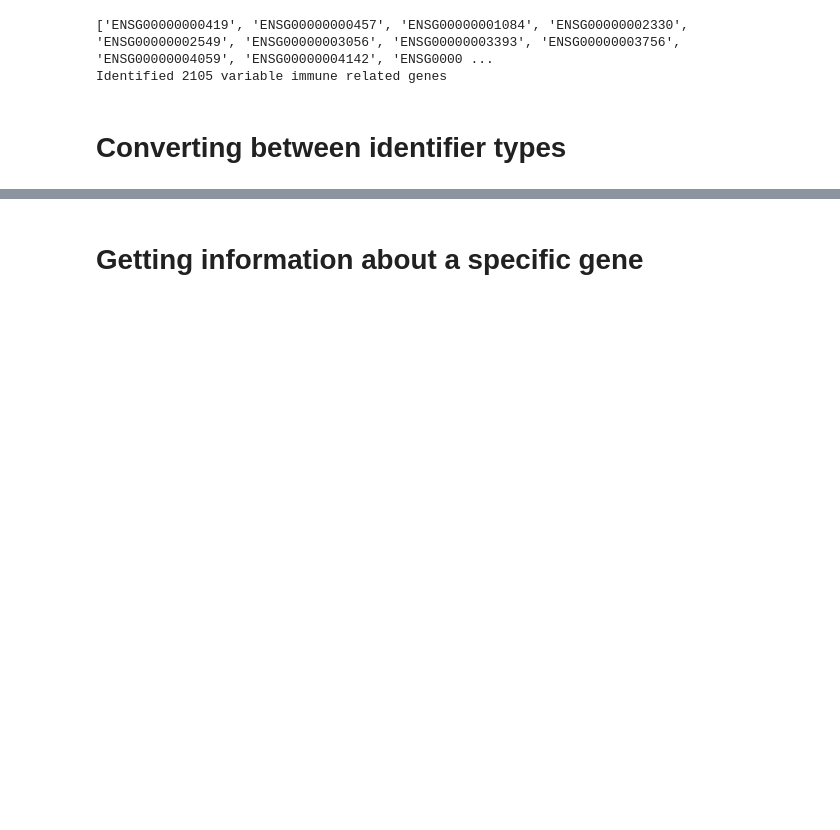
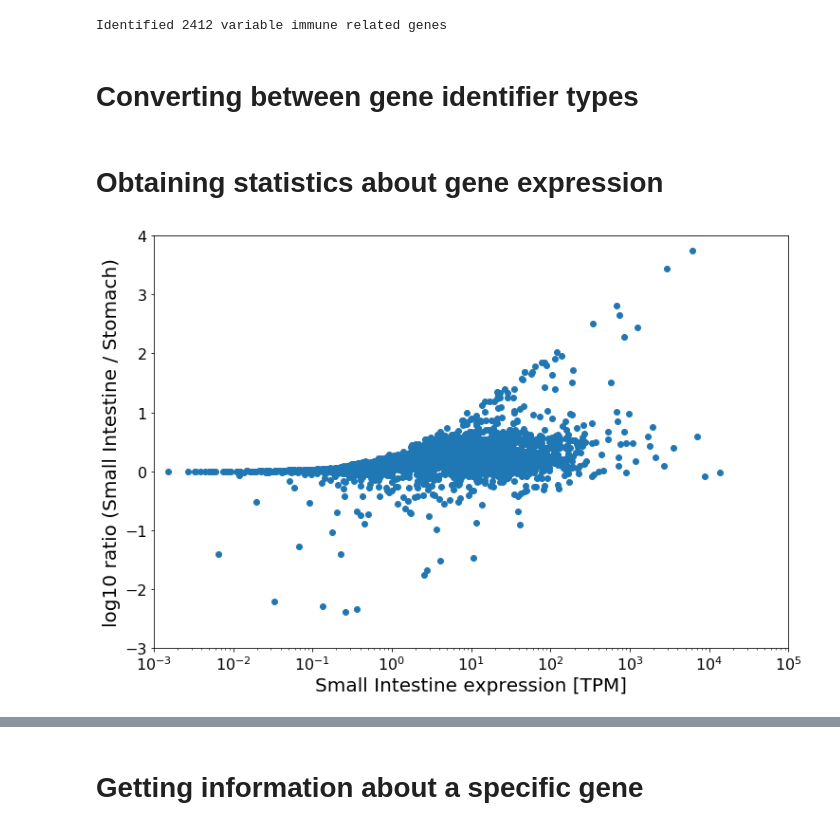
Before and after one commit to unlearnai/genemunge, a Jupyter notebook: examples/example.ipynb, the cells around one changed output, grey strips where cells are left out. Drawn from its saved outputs; the diff is of its cells as text; code cells hidden in the pictures; blank space fills up the shorter version.

```diff
--- a/examples/example.ipynb
+++ b/examples/example.ipynb
@@ -9,30 +12,29 @@ import matplotlib
 # set up an object to search the gene ontology
 searcher = genemunge.search.Searcher()
 
-# get all of the GO categories associated with the word 'immune'
+# get all of the GO identifiers associated with the word 'immune'
 # set exact = False to walk through the ontology and grab all child terms
-immune_categories = searcher.keyword_search(['immune'], exact=False)
+immune_identifiers = searcher.keyword_search(['immune'], exact=False)
 
-# get all of the genes assigned to the immune_categories
-immune_genes = searcher.get_genes(immune_categories)
+# get all of the genes assigned to the immune_identifiers
+immune_genes = searcher.get_genes(immune_identifiers)
 
 # get a list of housekeeping genes
 housekeeping = searcher.get_housekeeping_genes()
-
-print(housekeeping)
 
 # keep all of the immune related genes that are not housekeeping genes
 variable_immune_genes = list(set(immune_genes) - set(housekeeping))
 
 print('Identified {} variable immune related genes'.format(len(variable_immune_genes)))
 # %% [output]
-['ENSG00000000419', 'ENSG00000000457', 'ENSG00000001084', 'ENSG00000002330', 'ENSG00000002549', 'ENSG00000003056', 'ENSG00000003393', 'ENSG00000003756', 'ENSG00000004059', 'ENSG00000004142', 'ENSG0000 ...
-Identified 2105 variable immune related genes
+Identified 2412 variable immune related genes
 # %% [markdown]
-# Converting between identifier types
+# Converting between gene identifier types
 # %%
 # set up an object to convert from ensembl to symbol
 ensembl_to_symbol = genemunge.convert.IDConverter('ensembl_gene_id', 'symbol')
 
 # convert the immune identifiers to gene symbols
 variable_immune_symbols = ensembl_to_symbol.convert_list(variable_immune_genes)
+# %% [markdown]
+# Obtaining statistics about gene expression
@@ -38,0 +62,16 @@ variable_immune_symbols = ensembl_to_symbol.convert_list(variable_immune_genes)
+# %%
+# plot the gene expression fraction
+fig, ax = plt.subplots(figsize=(12, 8))
+plt.xticks(fontsize=16)
+plt.yticks(fontsize=16)
+
+ax.scatter(expression_data['expression'], expression_data['log ratio'])
+ax.set_xlabel('Small Intestine expression [TPM]', fontsize=20)
+ax.set_ylabel('log10 ratio (Small Intestine / Stomach)', fontsize=20)
+ax.set_xscale('log')
+ax.set_xlim([0.001, 1e5])
+ax.set_ylim([-3, 4])
+plt.savefig('small_intestine_example.png', bbox_inches='tight', dpi=300)
+plt.show()
+# %% [output]
+[figure, added]
```
Also changed, not shown: parts of 7 cells of this notebook.
